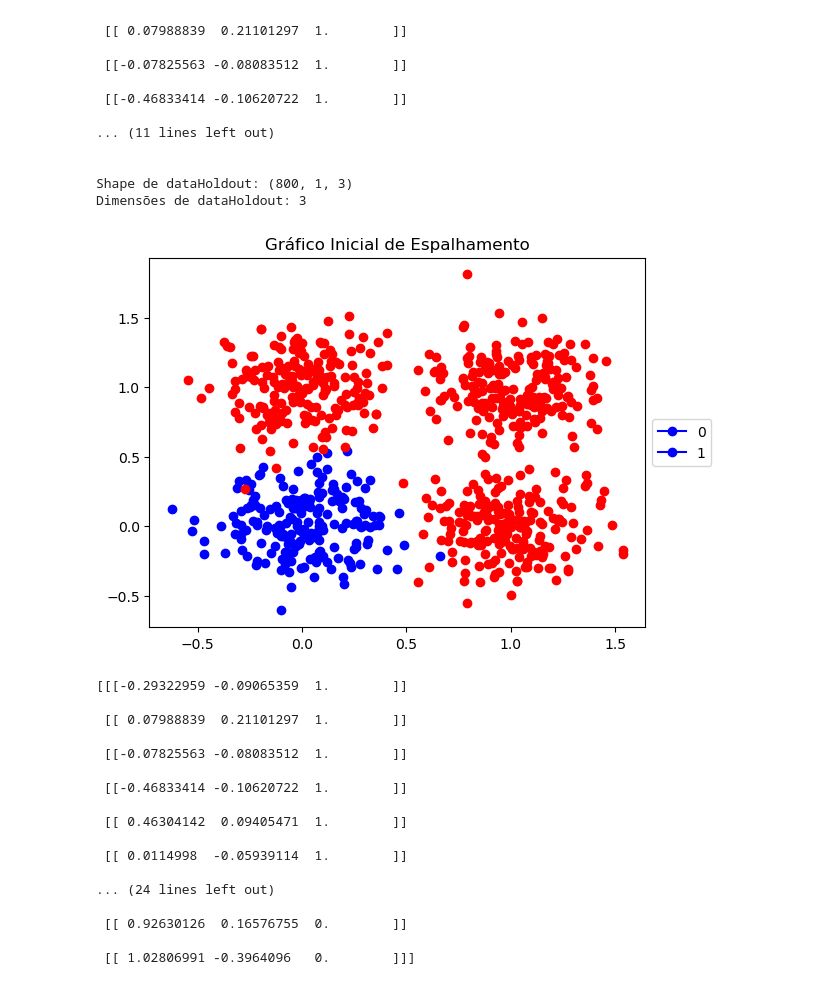
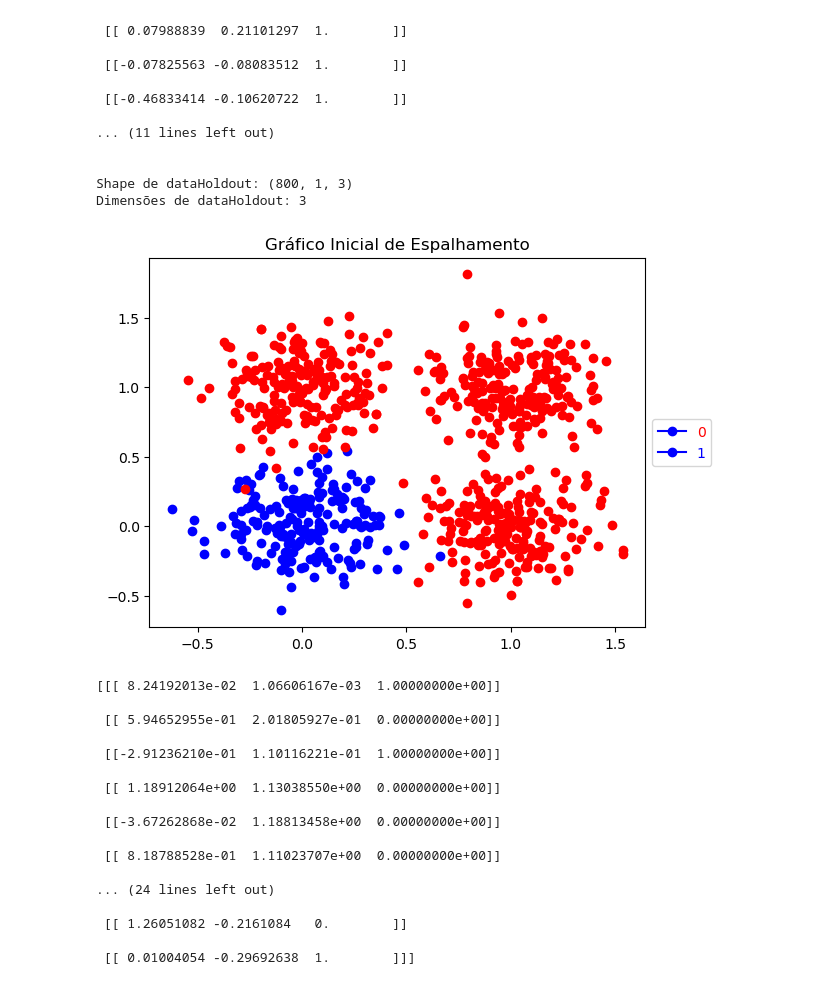
Before and after one commit to yoRitayo/RNA_PP2, a Jupyter notebook: atividade.ipynb, the cells around one changed output. Saved outputs shown, nothing was run; the diff lists cells and outputs as text; code cells hidden in the pictures.

```diff
--- a/atividade.ipynb
+++ b/atividade.ipynb
@@ -245,26 +260,26 @@ Dimensões de dataHoldout: 3
 # %%
 def holdout_grafico(data,title):
     x_1 = data[:,:, :1]
     x_2 = data[:,:, 1:2]
     y = data[:, :, 2:]
     fig, ax = plt.subplots()
     cor = { 0: 'red', 1:'blue'}
     for i in range(data.shape[0]):
         plt.plot(x_1[i][0][0], x_2[i][0][0], marker='o', c = cor[y[i][0][0]])
 
-    ax.legend(cor, loc='center left', bbox_to_anchor=(1, 0.5))
+    ax.legend(cor, loc='center left', bbox_to_anchor=(1, 0.5), labelcolor = ["red", "blue"])
     ax.set_title(title)
     plt.show()
 
 holdout_grafico(dataHoldout,"Gráfico Inicial de Espalhamento")
 # %% [output]
-[figure, old version]
+[figure, new version]
 # %%
 #Declarando a semente de aleatoriedade
-np.random.seed(1)
+np.random.seed(ID)
 
 #Utilização do permutation para embaralhar a array dataHoldout
-np.random.permutation(dataHoldout)
+dataHoldout = np.random.permutation(dataHoldout)
 
 #Definição do tamanho do array de treino como 70% do original
 training_amount=int(800*0.7)
@@ -278,23 +293,23 @@ print(training_sample[:10])
 print("\n")
 print(test_sample[:10])
 # %% [output]
-[[[-0.29322959 -0.09065359  1.        ]]
+[[[ 8.24192013e-02  1.06606167e-03  1.00000000e+00]]
 
- [[ 0.07988839  0.21101297  1.        ]]
+ [[ 5.94652955e-01  2.01805927e-01  0.00000000e+00]]
 
- [[-0.07825563 -0.08083512  1.        ]]
+ [[-2.91236210e-01  1.10116221e-01  1.00000000e+00]]
 
- [[-0.46833414 -0.10620722  1.        ]]
+ [[ 1.18912064e+00  1.13038550e+00  0.00000000e+00]]
 
- [[ 0.46304142  0.09405471  1.        ]]
+ [[-3.67262868e-02  1.18813458e+00  0.00000000e+00]]
 
- [[ 0.0114998  -0.05939114  1.        ]]
+ [[ 8.18788528e-01  1.11023707e+00  0.00000000e+00]]
 
 ... (24 lines left out)
 
- [[ 0.92630126  0.16576755  0.        ]]
+ [[ 1.26051082 -0.2161084   0.        ]]
 
- [[ 1.02806991 -0.3964096   0.        ]]]
+ [[ 0.01004054 -0.29692638  1.        ]]]
 # %%
 # Separando em x, y e rotulo de teste e treino
 
```
Also changed, not shown: parts of 15 cells of this notebook, 1 other file.
